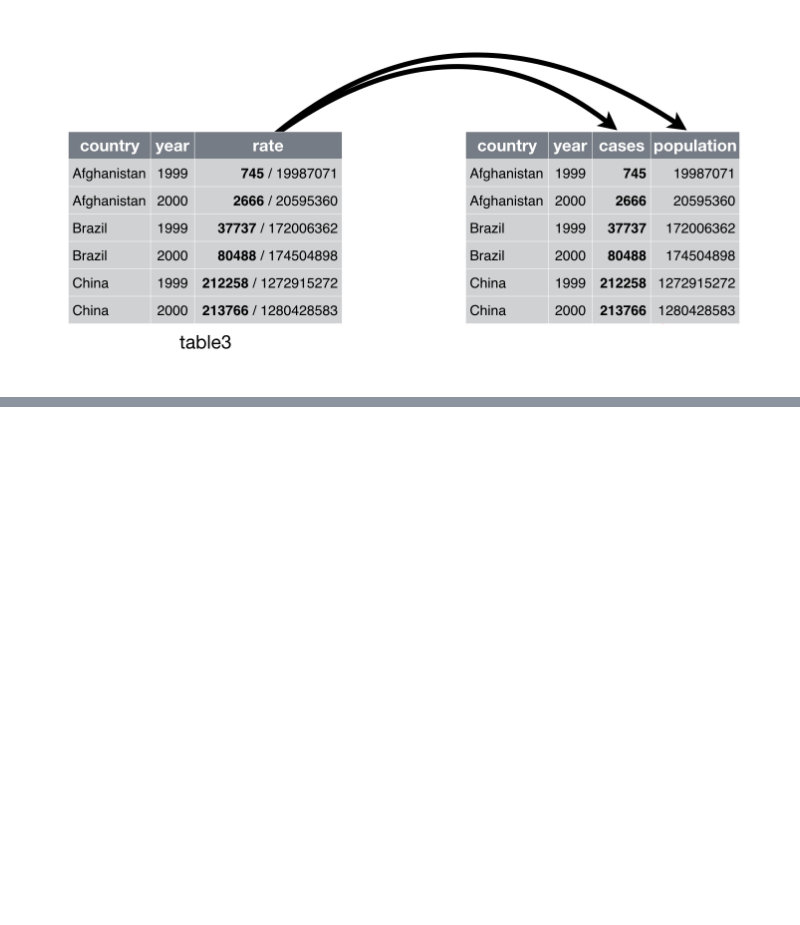
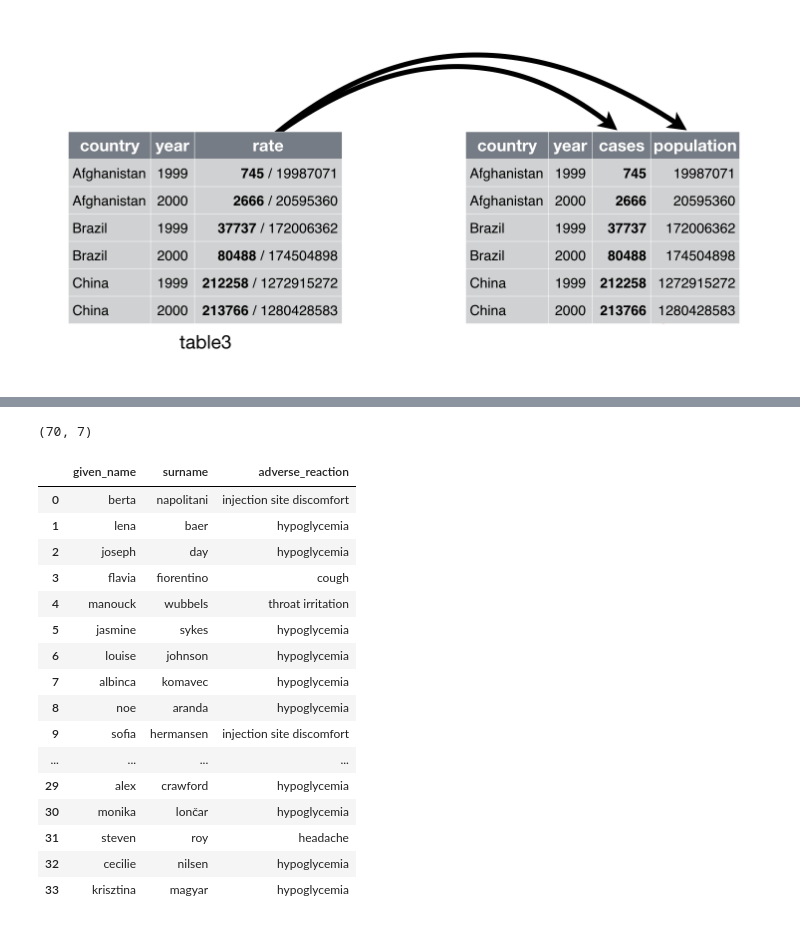
Before and after one commit to connectasp/Python_Ex, a Jupyter notebook: Data_Assessing_&_Cleaning.ipynb, the cells around one changed output, grey strips where cells are left out. Cells and saved outputs as stored; diff of their text form; code cells hidden in the pictures; blank space fills up the shorter version.

```diff
--- a/Data_Assessing_&_Cleaning.ipynb
+++ b/Data_Assessing_&_Cleaning.ipynb
@@ -60,0 +80,24 @@ treatments_cut = pd.read_csv('treatments_cut.csv')
+# %%
+treatments_cut.shape
+# %% [output]
+(70, 7)
+# %%
+adverse_reactions
+# %% [output]
+|  | given_name | surname | adverse_reaction |
+| 0 | berta | napolitani | injection site discomfort |
+| 1 | lena | baer | hypoglycemia |
+| 2 | joseph | day | hypoglycemia |
+| 3 | flavia | fiorentino | cough |
+| 4 | manouck | wubbels | throat irritation |
+| 5 | jasmine | sykes | hypoglycemia |
+| 6 | louise | johnson | hypoglycemia |
+| 7 | albinca | komavec | hypoglycemia |
+| 8 | noe | aranda | hypoglycemia |
+| 9 | sofia | hermansen | injection site discomfort |
+| ... | ... | ... | ... |
+| 29 | alex | crawford | hypoglycemia |
+| 30 | monika | lončar | hypoglycemia |
+| 31 | steven | roy | headache |
+| 32 | cecilie | nilsen | hypoglycemia |
+| 33 | krisztina | magyar | hypoglycemia |
```
Also changed, not shown: parts of 24 cells of this notebook.
